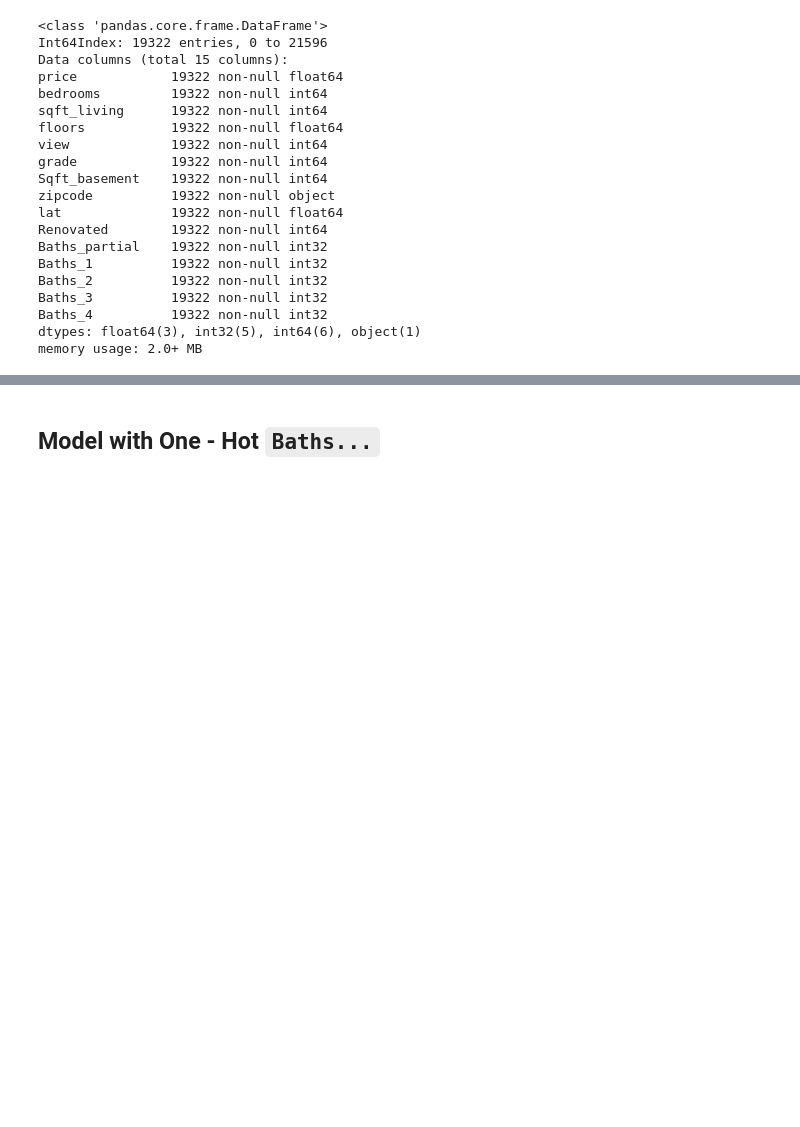
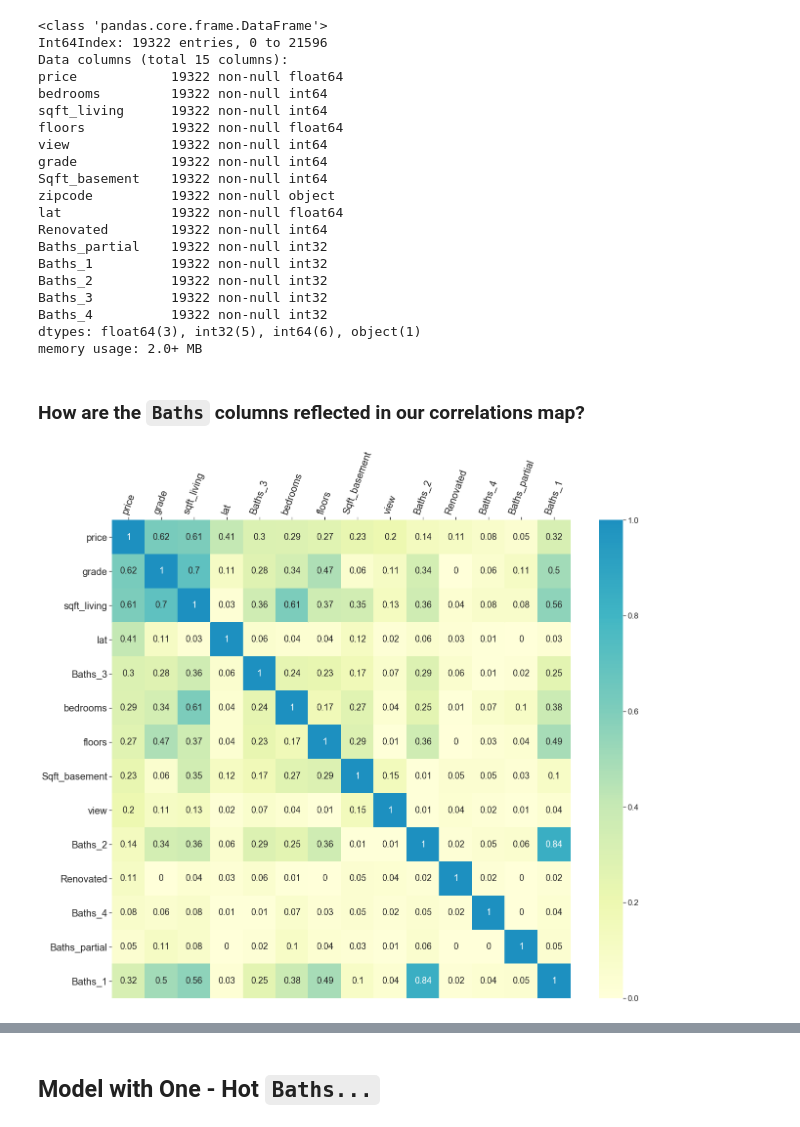
Before and after one commit to jammy-bot/dsc-mod-2-project-v2-1-online-ds-ft-120919, a Jupyter notebook: 3-model-and-conclude.ipynb, the cells around one changed output, grey strips where cells are left out. Cells and saved outputs as stored; diff of their text form; code cells hidden in the pictures; blank space fills up the shorter version.

```diff
--- a/3-model-and-conclude.ipynb
+++ b/3-model-and-conclude.ipynb
@@ -378,3 +359,19 @@ Baths_3          19322 non-null int32
 Baths_4          19322 non-null int32
 dtypes: float64(3), int32(5), int64(6), object(1)
 memory usage: 2.0+ MB
+# %% [markdown]
+### How are the `Baths` columns reflected in our correlations map?
+# %%
+# instantiating a sorted correlation
+hm_sort_ix = hot_mod_df.corr().sort_values(
+    'price', ascending=False).index
+
+hm_sortix = hot_mod_df.loc[:, hm_sort_ix]
+
+# view without `id`
+hms = hm_sortix.corr()
+
+# displaying the heatmap
+plot_corr_heatmap(hms)
+# %% [output]
+[figure, added]
```
Also changed, not shown: parts of 82 cells of this notebook, 1 other file.
